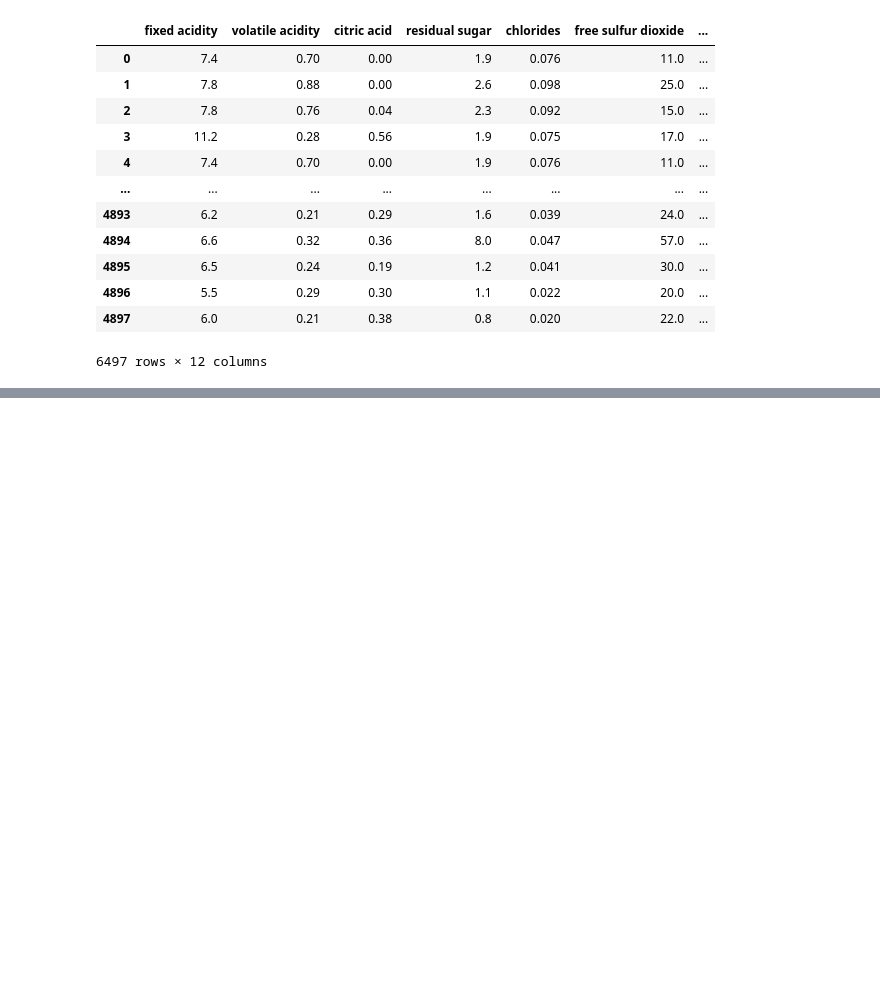
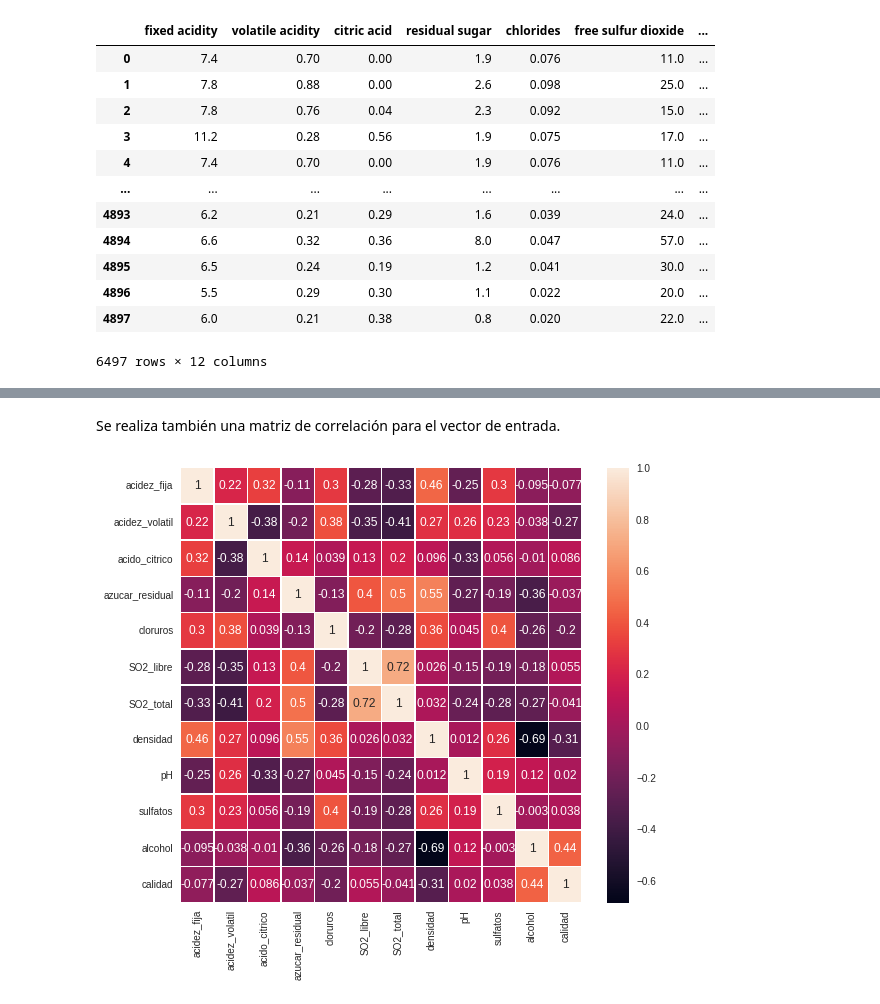
Before and after one commit to MarvinLopezOsorio/AnaliticaPredictiva_Tareas, a Jupyter notebook: Clustering vinos.ipynb, the cells around one changed output, grey strips where cells are left out. Cells and saved outputs as stored; diff of their text form; code cells hidden in the pictures; blank space fills up the shorter version.

```diff
--- a/Clustering vinos.ipynb
+++ b/Clustering vinos.ipynb
@@ -81,0 +99,7 @@ vinos
+# %%
+#Se crea lista de etiquetas y se asigna a dataset
+etiquetas_de_columna = ['acidez_fija','acidez_volatil','acido_citrico','azucar_residual','cloruros','SO2_libre','SO2_total','densidad','pH','sulfatos','alcohol','calidad']
+vinos.columns = etiquetas_de_columna
+
+#Obtener informacion general del dataset
+vinos.info()
@@ -81,0 +143,11 @@ vinos
+# %% [markdown]
+Se realiza también una matriz de correlación para el vector de entrada.
+# %%
+corr_matrix = vinos.corr(method='pearson')
+plt.figure(figsize=(9,8))
+sns.heatmap(corr_matrix,
+            annot=True,
+            linewidths=.5)
+plt.show()
+# %% [output]
+[figure, added]
```
Also changed, not shown: parts of 19 cells of this notebook.
